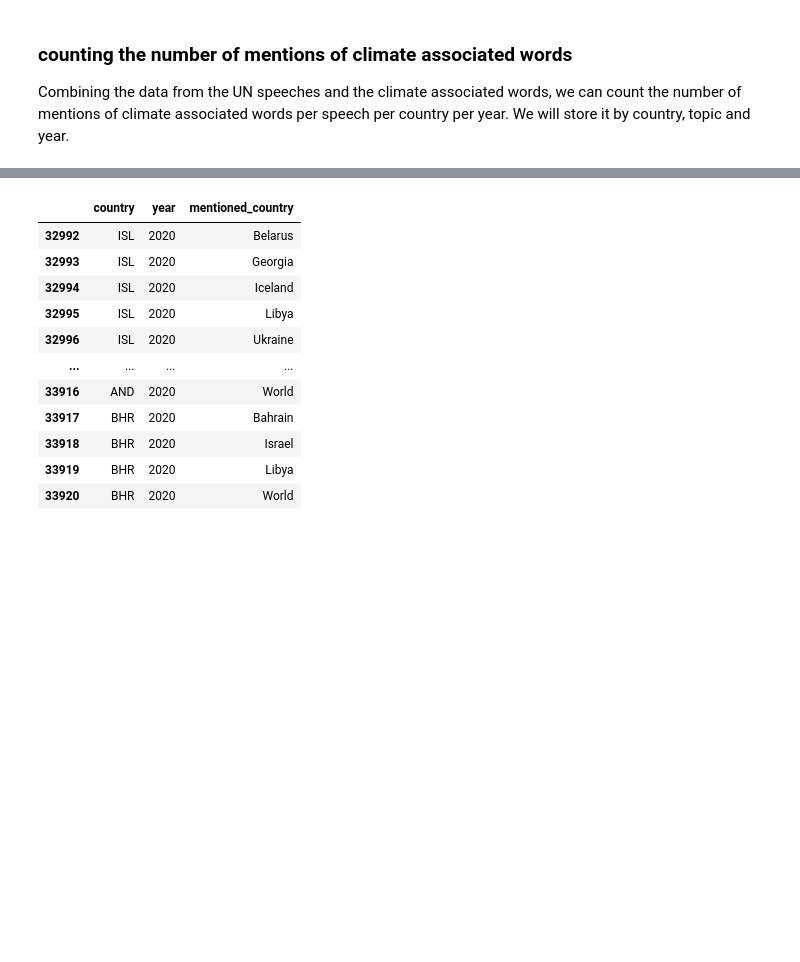
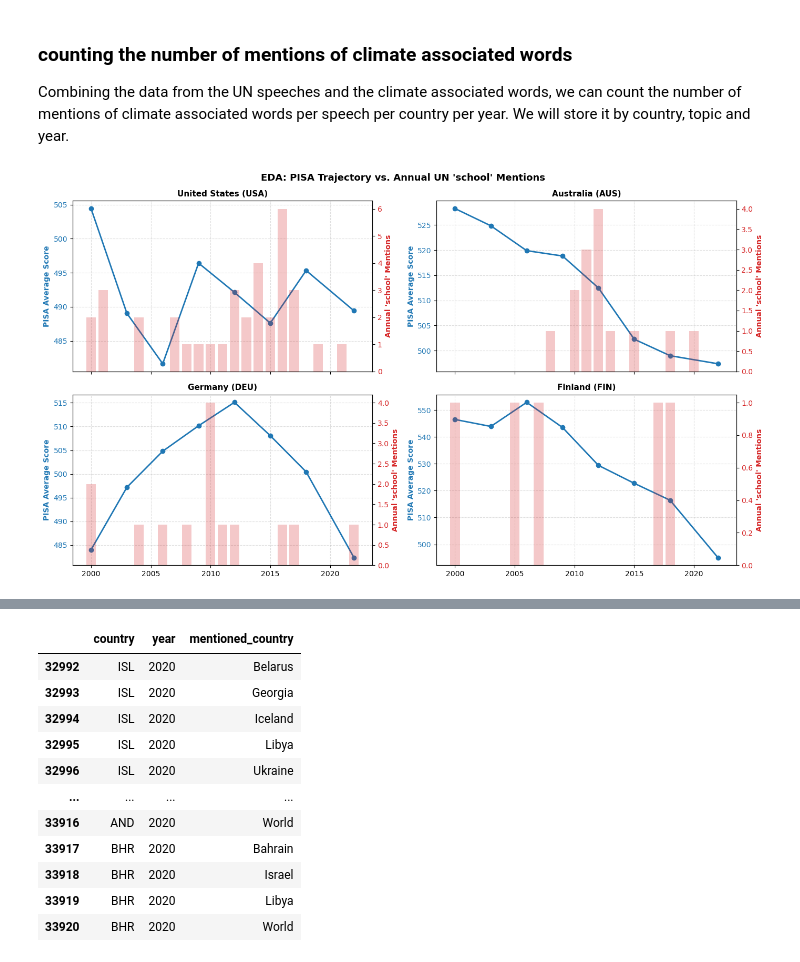
Before and after one commit to jacobgroot/FDS, a Jupyter notebook: analysis.ipynb, the cells around one changed output, grey strips where cells are left out. Cells and saved outputs as stored; diff of their text form; code cells hidden in the pictures; blank space fills up the shorter version.

Commit message:
added some EDA on PISA and mentions timeseries per country

```diff
--- a/analysis.ipynb
+++ b/analysis.ipynb
@@ -341 +468,18 @@ def regress_pisa_on_speech(
+# %%
+# Define 4 countries to inspect: (Entity name in PISA, 3-letter Code in df_keywords)
+target_countries = [
+    ("United States", "USA"),
+    ("Australia", "AUS"),
+    ("Germany", "DEU"),
+    ("Finland", "FIN"),
+]
+
+plot_country_eda_grid(
+    target_countries=target_countries,
+    pisa_df=pisa_df_per_country,
+    df_keywords=df_keywords,
+    topic="school",
+)
+# %% [output]
+[figure, added]
 # %%
```
Also changed, not shown: parts of 2 cells of this notebook.
